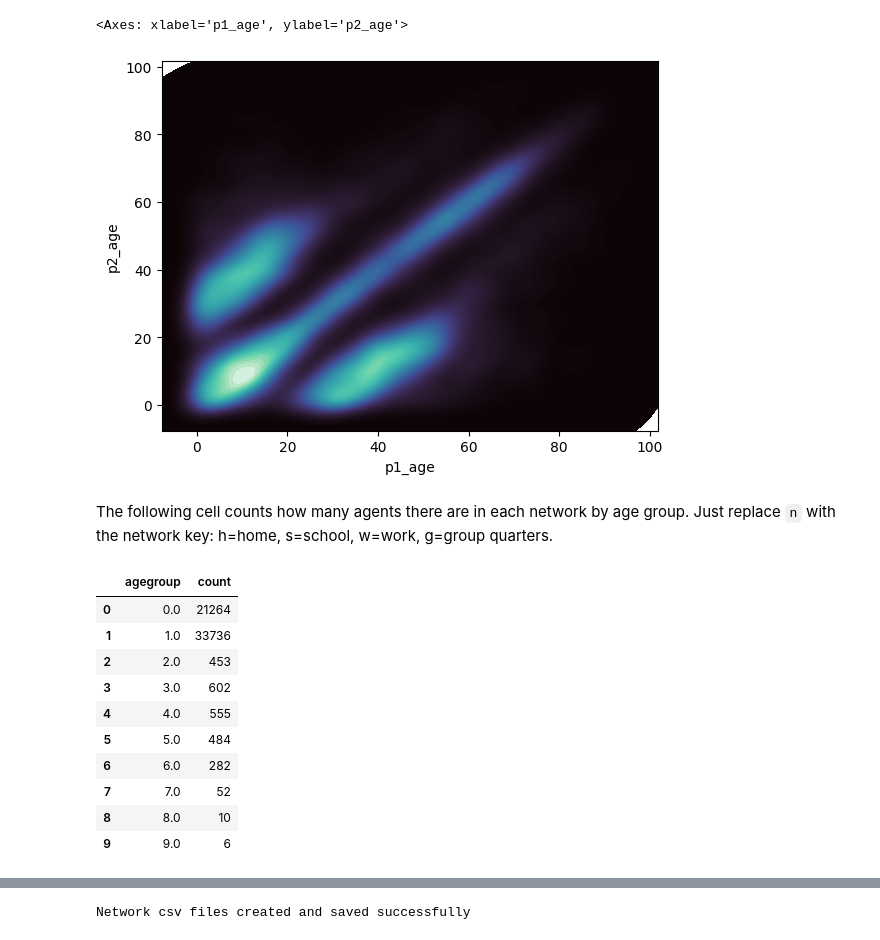
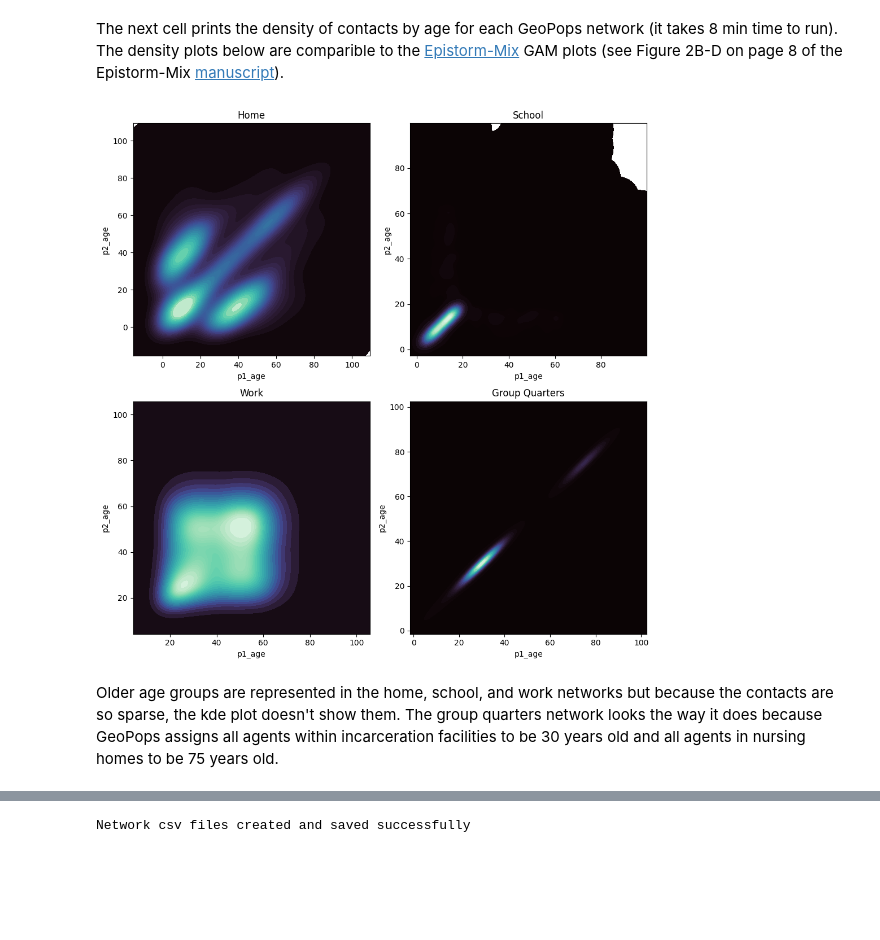
Before and after one commit to GeoPopsHub/sc_spartanburg_measles, a Jupyter notebook: 3_explore_networks.ipynb, the cells around one changed output, grey strips where cells are left out. Cells and saved outputs as stored; diff of their text form; code cells hidden in the pictures; blank space fills up the shorter version.

```diff
--- a/3_explore_networks.ipynb
+++ b/3_explore_networks.ipynb
@@ -85,46 +139,42 @@ Section 1.7.2 of `1_run_geopops.ipynb` explains how each network is generated. F
+# %% [markdown]
+The next cell prints the density of contacts by age for each GeoPops network (it takes 8 min time to run). The density plots below are comparible to the [Epistorm-Mix](https://www.epistorm.org/data/epistorm-mix) GAM plots (see Figure 2B-D on page 8 of the Epistorm-Mix [manuscript](https://www.medrxiv.org/content/10.1101/2025.11.20.25340662v1.full.pdf)).
 # %%
+networks = [
+    ('h', 'Home'),
+    ('s', 'School'),
+    ('w', 'Work'),
+    ('g', 'Group Quarters'),
+]
+
 people_all = pd.read_csv('data/pop_export/people_all.csv')
-p1 = people_all[['uid','age']].rename(columns={'uid':'p1','age':'p1_age'})
-p2 = people_all[['uid','age']].rename(columns={'uid':'p2','age':'p2_age'})
 
-n = 'h' # swap this out with 's', 'w', or 'g' to see the other networks
-net = pd.read_csv(f'data/pop_export/starsim/net_{n}.csv')
-net = net.merge(p1,how='left',on='p1')
-net = net.merge(p2,how='left',on='p2')
+def make_kde_plot():
+    p1 = people_all[['uid', 'age']].rename(columns={'uid': 'p1', 'age': 'p1_age'})
+    p2 = people_all[['uid', 'age']].rename(columns={'uid': 'p2', 'age': 'p2_age'})
 
-sns.kdeplot(
-    data=net, x="p1_age", y="p2_age",
-    fill=True, thresh=0, levels=100, cmap="mako",
-)
+    fig, axes = plt.subplots(2, 2, figsize=(10, 10))
+    for ax, (n, title) in zip(axes.flat, networks):
+        net = pd.read_csv(f'data/pop_export/starsim/net_{n}.csv')
+        if 'Unnamed: 0' in net.columns:
+            net = net.drop(columns=['Unnamed: 0'])
+        net = net.merge(p1, how='left', on='p1')
+        net = net.merge(p2, how='left', on='p2')
+
+        sns.kdeplot(
+            data=net, x="p1_age", y="p2_age",
+            fill=True, thresh=0, levels=30, cmap="mako",
+            bw_adjust=2.0, gridsize=200, warn_singular=False,
+            ax=ax,
+        )
+        ax.set_title(title)
+
+    fig.tight_layout()
+    return fig
+
+fig = make_kde_plot()
+plt.show()
 # %% [output]
-<Axes: xlabel='p1_age', ylabel='p2_age'>
-[figure, old version]
+[figure, new version]
-# %% [markdown]
-The following cell counts how many agents there are in each network by age group. Just replace `n` with the network key: h=home, s=school, w=work, g=group quarters.
-# %%
-people_all = pd.read_csv('data/pop_export/people_all.csv')
-agegroup = people_all[['uid','agegroup']]
-age = people_all[['uid','age']]
-
-n = 's'
-net = pd.read_csv('data/pop_export/starsim/net_{n}.csv')
-p1 = net['p1']
-p2 = net['p2']
-net_uids = pd.concat([p1,p2])
-net_uids = net_uids.drop_duplicates().reset_index().drop(columns=['index']).rename(columns={0:'uid'})
-net_uids = net_uids.merge(agegroup, on='uid', how='left')
-net_by_ag = net_uids.groupby('agegroup').size().reset_index().rename(columns={0:'count'})
-net_by_ag
-# %% [output]
-|  | agegroup | count |
-| 0 | 0.0 | 21264 |
-| 1 | 1.0 | 33736 |
-| 2 | 2.0 | 453 |
-| 3 | 3.0 | 602 |
-| 4 | 4.0 | 555 |
-| 5 | 5.0 | 484 |
-| 6 | 6.0 | 282 |
-| 7 | 7.0 | 52 |
-| 8 | 8.0 | 10 |
-| 9 | 9.0 | 6 |
+# %% [markdown]
+Older age groups are represented in the home, school, and work networks but because the contacts are so sparse, the kde plot doesn't show them. The group quarters network looks the way it does because GeoPops assigns all agents within incarceration facilities to be 30 years old and all agents in nursing homes to be 75 years old.
 # %% [markdown]
```
Also changed, not shown: parts of 12 cells of this notebook, 2 other files.
